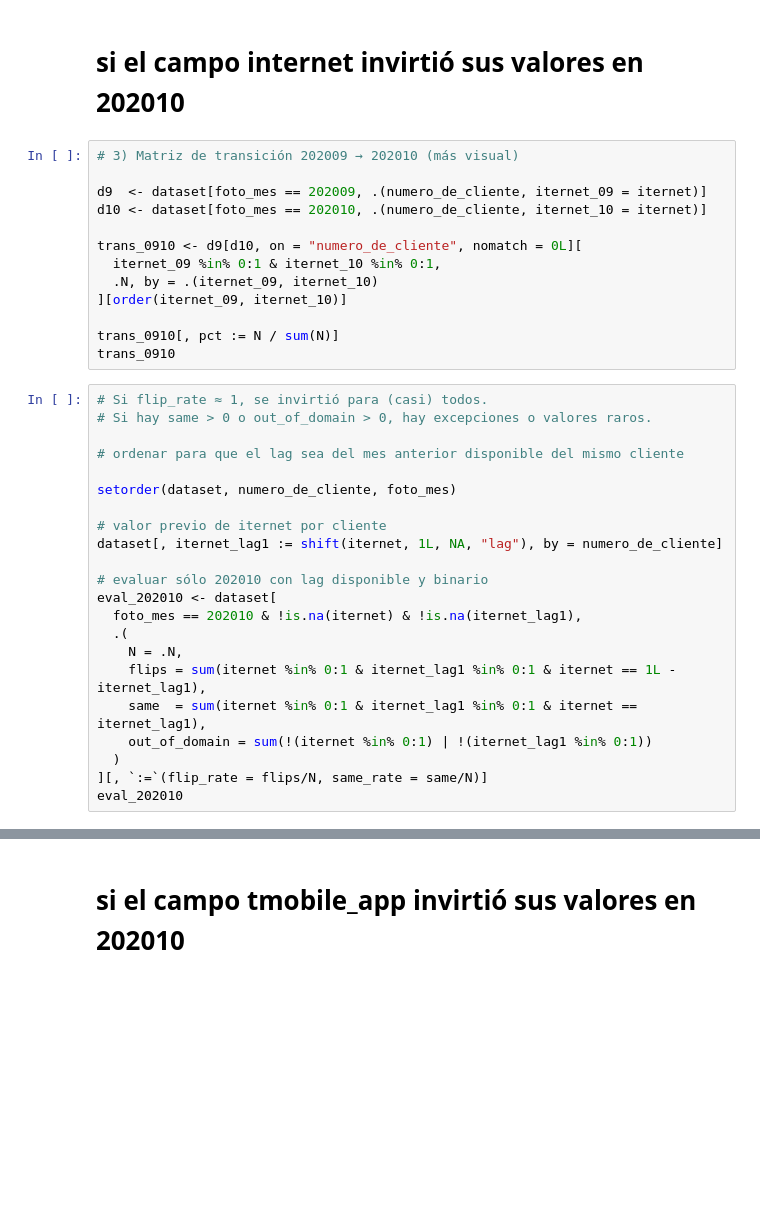
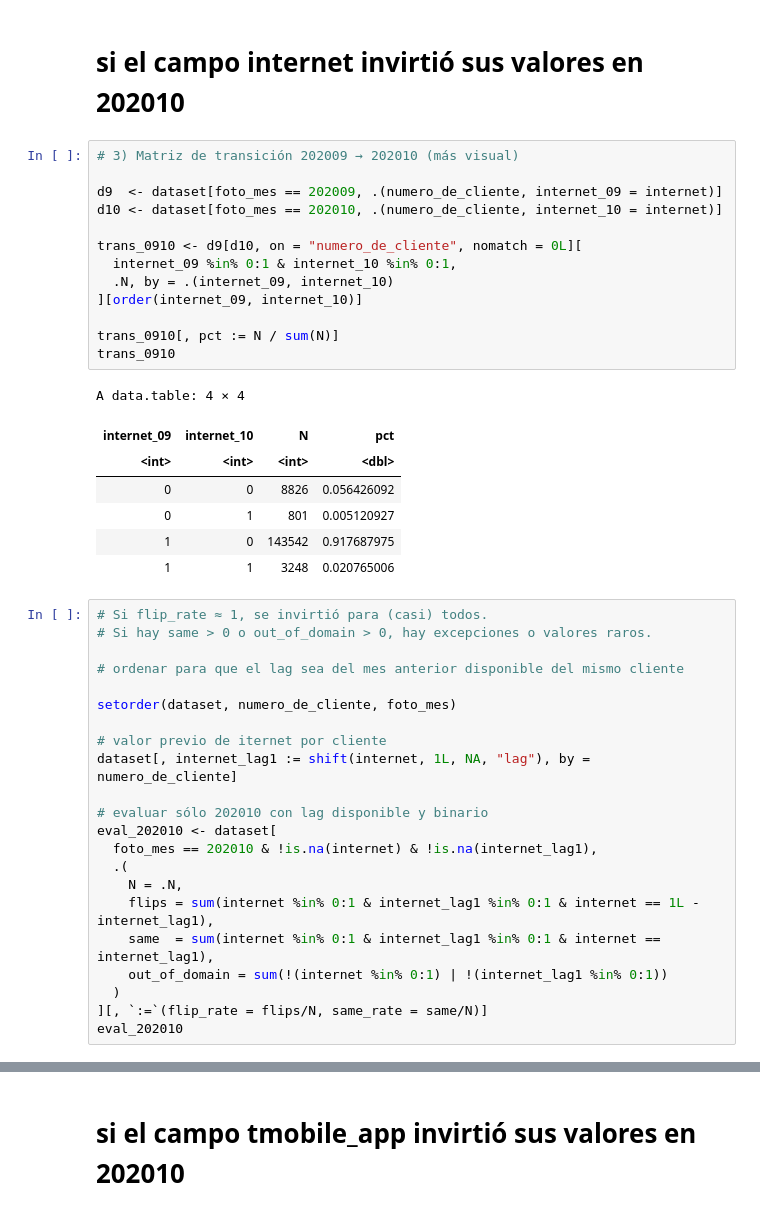
Before and after one commit to dvolpelldm/dmeyf2025, a Jupyter notebook: competencia 2/zLightGBM/exploratorio.ipynb, the cells around one changed output, grey strips where cells are left out. Drawn from its saved outputs; the diff is of its cells as text; blank space fills up the shorter version.

```diff
--- a/competencia 2/zLightGBM/exploratorio.ipynb
+++ b/competencia 2/zLightGBM/exploratorio.ipynb
@@ -64,16 +96,24 @@ dataset[foto_mes == 202006, .N, by = internet]
 # %%
 # 3) Matriz de transición 202009 → 202010 (más visual)
 
-d9  <- dataset[foto_mes == 202009, .(numero_de_cliente, iternet_09 = iternet)]
-d10 <- dataset[foto_mes == 202010, .(numero_de_cliente, iternet_10 = iternet)]
+d9  <- dataset[foto_mes == 202009, .(numero_de_cliente, internet_09 = internet)]
+d10 <- dataset[foto_mes == 202010, .(numero_de_cliente, internet_10 = internet)]
 
 trans_0910 <- d9[d10, on = "numero_de_cliente", nomatch = 0L][
-  iternet_09 %in% 0:1 & iternet_10 %in% 0:1,
-  .N, by = .(iternet_09, iternet_10)
-][order(iternet_09, iternet_10)]
+  internet_09 %in% 0:1 & internet_10 %in% 0:1,
+  .N, by = .(internet_09, internet_10)
+][order(internet_09, internet_10)]
 
 trans_0910[, pct := N / sum(N)]
 trans_0910
+# %% [output]
+A data.table: 4 × 4
+| internet_09 | internet_10 | N | pct |
+| <int> | <int> | <int> | <dbl> |
+| 0 | 0 | 8826 | 0.056426092 |
+| 0 | 1 | 801 | 0.005120927 |
+| 1 | 0 | 143542 | 0.917687975 |
+| 1 | 1 | 3248 | 0.020765006 |
 # %%
 # Si flip_rate ≈ 1, se invirtió para (casi) todos.
 # Si hay same > 0 o out_of_domain > 0, hay excepciones o valores raros.
@@ -83,16 +123,16 @@ trans_0910
 setorder(dataset, numero_de_cliente, foto_mes)
 
 # valor previo de iternet por cliente
-dataset[, iternet_lag1 := shift(iternet, 1L, NA, "lag"), by = numero_de_cliente]
+dataset[, internet_lag1 := shift(internet, 1L, NA, "lag"), by = numero_de_cliente]
 
 # evaluar sólo 202010 con lag disponible y binario
 eval_202010 <- dataset[
-  foto_mes == 202010 & !is.na(iternet) & !is.na(iternet_lag1),
+  foto_mes == 202010 & !is.na(internet) & !is.na(internet_lag1),
   .(
     N = .N,
-    flips = sum(iternet %in% 0:1 & iternet_lag1 %in% 0:1 & iternet == 1L - iternet_lag1),
-    same  = sum(iternet %in% 0:1 & iternet_lag1 %in% 0:1 & iternet == iternet_lag1),
-    out_of_domain = sum(!(iternet %in% 0:1) | !(iternet_lag1 %in% 0:1))
+    flips = sum(internet %in% 0:1 & internet_lag1 %in% 0:1 & internet == 1L - internet_lag1),
+    same  = sum(internet %in% 0:1 & internet_lag1 %in% 0:1 & internet == internet_lag1),
+    out_of_domain = sum(!(internet %in% 0:1) | !(internet_lag1 %in% 0:1))
   )
 ][, `:=`(flip_rate = flips/N, same_rate = same/N)]
 eval_202010
```
Also changed, not shown: parts of 14 cells of this notebook.
